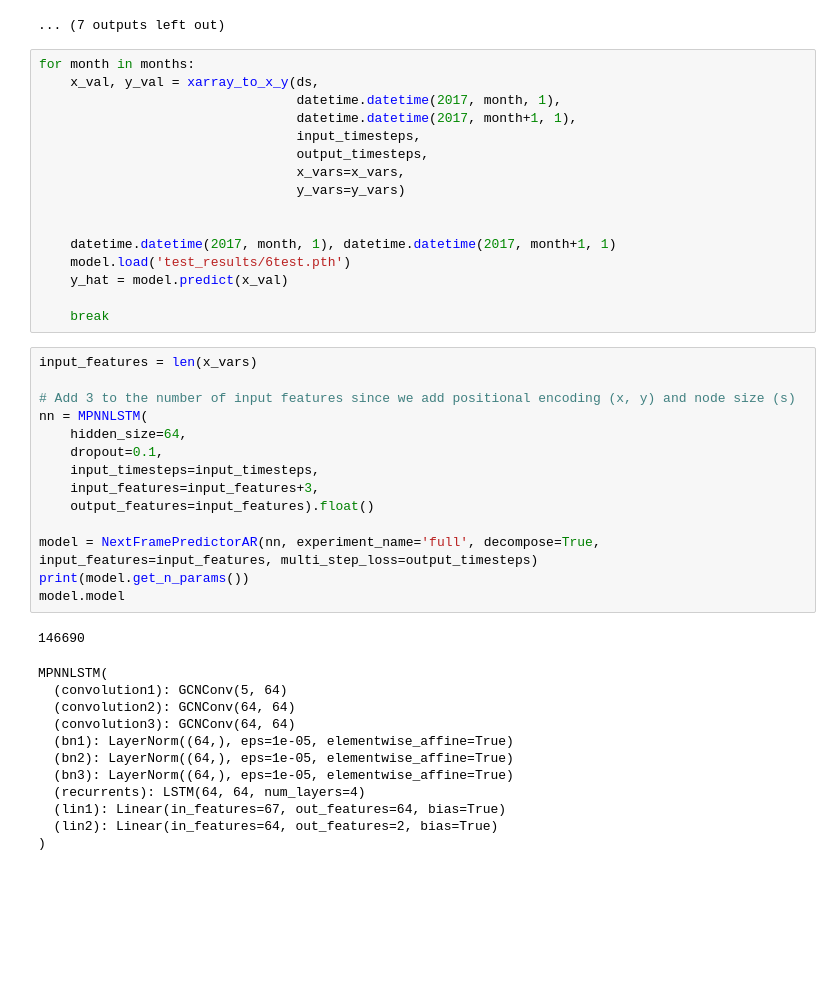
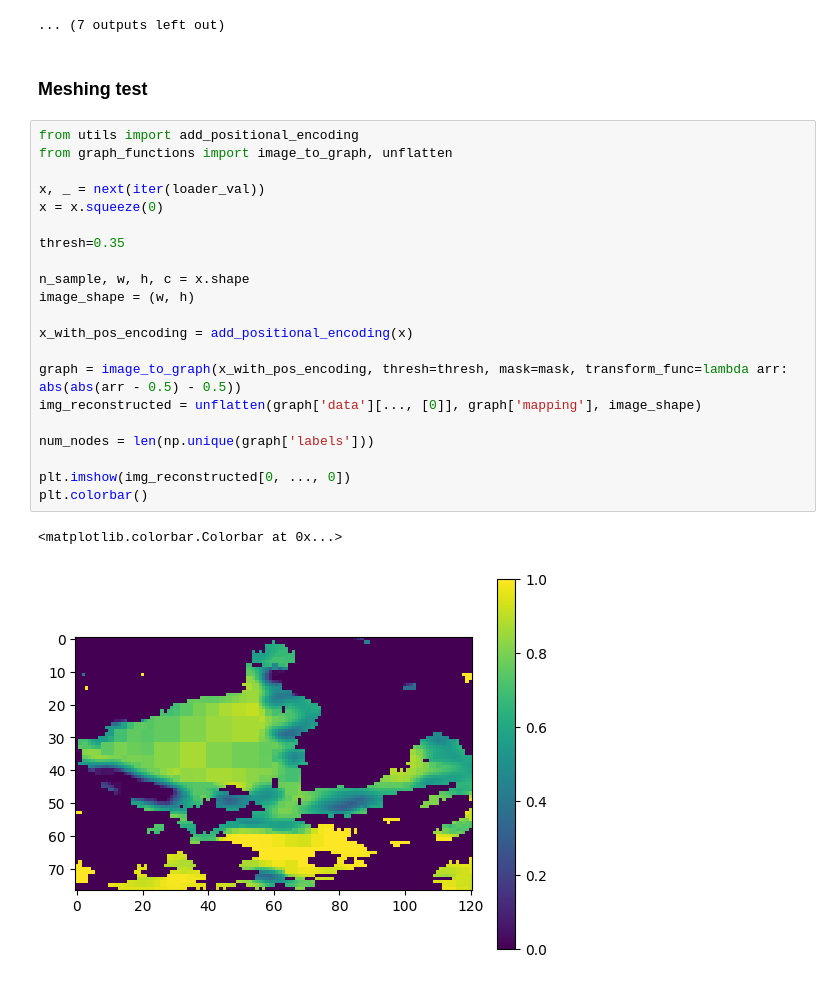
Before and after one commit to zach-gousseau/Quadtree-MPNNLSTM, a Jupyter notebook: ice_test.ipynb, the cells around one changed output. Cells and saved outputs as stored; diff of their text form; blank space fills up the shorter version.

```diff
--- a/ice_test.ipynb
+++ b/ice_test.ipynb
@@ -280,46 +195,29 @@ for d in ds.data_vars:
 [figure]
 [figure]
 ... (7 outputs left out)
-# %%
-for month in months:
-    x_val, y_val = xarray_to_x_y(ds,
-                                 datetime.datetime(2017, month, 1),
-                                 datetime.datetime(2017, month+1, 1),
-                                 input_timesteps,
-                                 output_timesteps,
-                                 x_vars=x_vars,
-                                 y_vars=y_vars)
-
-
-    datetime.datetime(2017, month, 1), datetime.datetime(2017, month+1, 1)
-    model.load('test_results/6test.pth')
-    y_hat = model.predict(x_val)
-
-    break
-# %%
-input_features = len(x_vars)
-
-# Add 3 to the number of input features since we add positional encoding (x, y) and node size (s)
-nn = MPNNLSTM(
-    hidden_size=64,
-    dropout=0.1,
-    input_timesteps=input_timesteps,
-    input_features=input_features+3,
-    output_features=input_features).float()
-
-model = NextFramePredictorAR(nn, experiment_name='full', decompose=True, input_features=input_features, multi_step_loss=output_timesteps)
-print(model.get_n_params())
-model.model
-# %% [output]
-146690
-MPNNLSTM(
-  (convolution1): GCNConv(5, 64)
-  (convolution2): GCNConv(64, 64)
-  (convolution3): GCNConv(64, 64)
-  (bn1): LayerNorm((64,), eps=1e-05, elementwise_affine=True)
-  (bn2): LayerNorm((64,), eps=1e-05, elementwise_affine=True)
-  (bn3): LayerNorm((64,), eps=1e-05, elementwise_affine=True)
-  (recurrents): LSTM(64, 64, num_layers=4)
-  (lin1): Linear(in_features=67, out_features=64, bias=True)
-  (lin2): Linear(in_features=64, out_features=2, bias=True)
-)
+# %% [markdown]
+### Meshing test
+# %%
+from utils import add_positional_encoding
+from graph_functions import image_to_graph, unflatten
+
+x, _ = next(iter(loader_val))
+x = x.squeeze(0)
+
+thresh=0.35
+
+n_sample, w, h, c = x.shape
+image_shape = (w, h)
+
+x_with_pos_encoding = add_positional_encoding(x)
+
+graph = image_to_graph(x_with_pos_encoding, thresh=thresh, mask=mask, transform_func=lambda arr: abs(abs(arr - 0.5) - 0.5))
+img_reconstructed = unflatten(graph['data'][..., [0]], graph['mapping'], image_shape)
+
+num_nodes = len(np.unique(graph['labels']))
+
+plt.imshow(img_reconstructed[0, ..., 0])
+plt.colorbar()
+# %% [output]
+<matplotlib.colorbar.Colorbar at 0x...>
+[figure, added]
```
Also changed, not shown: parts of 16 cells of this notebook, 1 other file.
